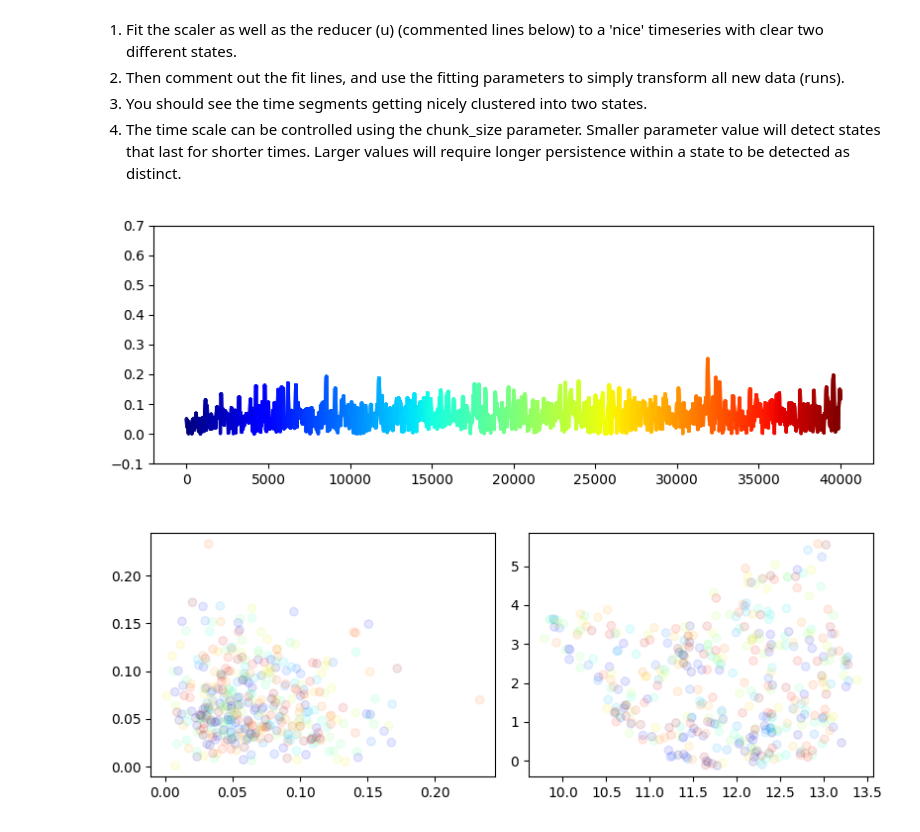
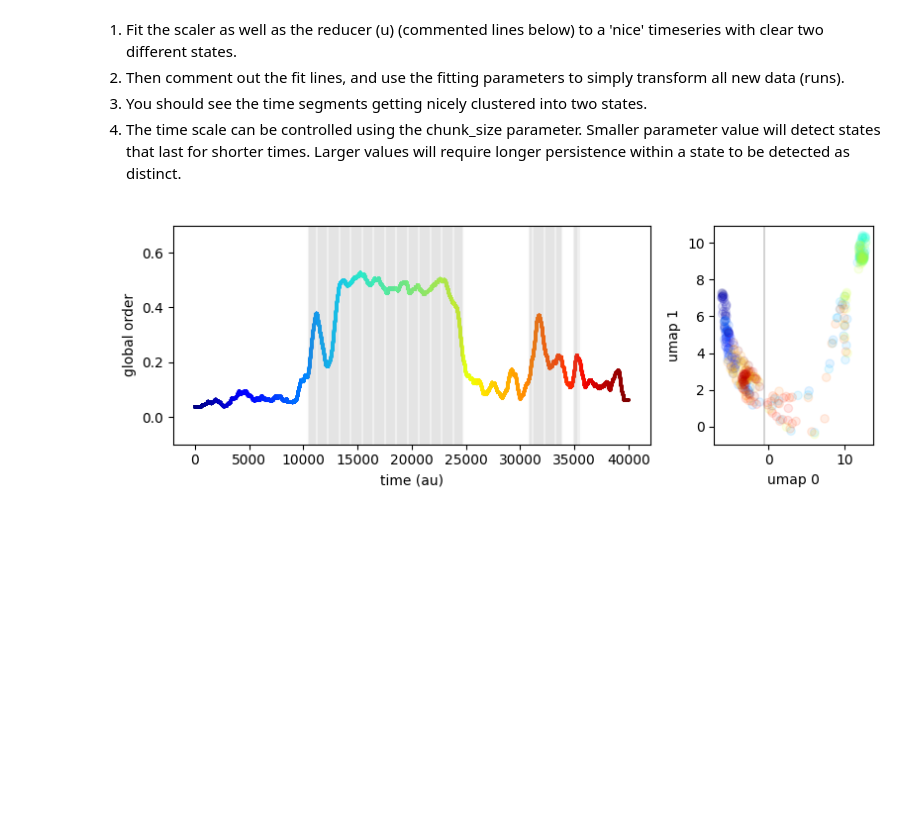
Before and after one commit to csndl-iitd/snippets, a Jupyter notebook: misc/global_order_segmentation.ipynb, the cells around one changed output. Cells and saved outputs as stored; diff of their text form; code cells hidden in the pictures; blank space fills up the shorter version.

Commit message:
final segmentation parameters for global order timeseries

```diff
--- a/misc/global_order_segmentation.ipynb
+++ b/misc/global_order_segmentation.ipynb
@@ -7,34 +10,42 @@ import umap
 
 %matplotlib widget
 # %%
-data = pd.read_pickle('../activdata/srg/tes/raw/FN/itr_200.bz2')
-u = umap.UMAP()
+data = pd.read_pickle('../../../activdata/srg/tes/raw/FN/itr_200.bz2')
+with open('umap_model.pkl', 'rb') as f:
+    _s, _u = pickle.load(f) # use pretrained model (fitted to FN itr_200 run 136)
+# u = umap.UMAP() # redefine model
 # %% [markdown]
 1. Fit the scaler as well as the reducer (u) (commented lines below) to a 'nice' timeseries with clear two different states.
 2. Then comment out the fit lines, and use the fitting parameters to simply transform all new data (runs).
 3. You should see the time segments getting nicely clustered into two states.
 4. The time scale can be controlled using the chunk_size parameter. Smaller parameter value will detect states that last for shorter times. Larger values will require longer persistence within a state to be detected as distinct.
 # %%
-_data = data[59]
+_data = data[135].rolling(800, center=True).mean().ffill().bfill() # fit to 39, borderline 135, 136, interesting 193
 cmap = 'jet' # prism or jet
 
-f, ax = plt.subplots(figsize=(8, 3), tight_layout=True)
-ax.scatter(_data.index, _data, c=_data.index, s=2, cmap=cmap)
-ax.set_ylim(-0.1, 0.7)
+f, [ax0, ax2] = plt.subplots(1, 2, figsize=(8, 3), tight_layout=True, width_ratios=[3, 1])
+ax0.scatter(_data.index, _data, c=_data.index, s=2, cmap=cmap)
+ax0.set_ylim(-0.1, 0.7)
+ax0.set_xlabel('time (au)')
+ax0.set_ylabel('global order')
 
-f, [ax, ax2] = plt.subplots(1, 2, figsize=(8, 3), tight_layout=True)
-ax.scatter(_data[::100], _data.shift(100)[::100], alpha=0.1, c=_data[::100].index, cmap=cmap)
-
-chunk_size = 100
-chunks = [_data[i:i + chunk_size] for i in range(0, len(_data), chunk_size)]
+chunk_size = 400
+chunks = [_data[i:i + chunk_size] for i in range(0, len(_data)-chunk_size, chunk_size//4)]
 
 # _s = StandardScaler().fit(chunks)
 scaled_data = _s.transform(chunks)
 
 # _u = u.fit(scaled_data)
 embedding = _u.transform(scaled_data)
 
-ax2.scatter(embedding[:, 0], embedding[:, 1], c=range(len(chunks)), alpha=0.1, cmap=cmap);
+sep = -0.6
+
+ax2.scatter(embedding[:, 0], embedding[:, 1], c=range(len(chunks)), alpha=0.1, cmap=cmap)
+ax2.set_xlabel('umap 0')
+ax2.set_ylabel('umap 1')
+ax2.axvline(sep, c='k', lw=0.25)
+
+for l in _data.index[:-chunk_size][::chunk_size//4][embedding[:, 0]>sep]:
+    ax0.axvline(l, c='gray', alpha=0.1)
 # %% [output]
-[figure, old version]
+[figure, new version]
-[figure, removed]
```
Also changed, not shown: parts of 2 cells of this notebook, 1 other file.
